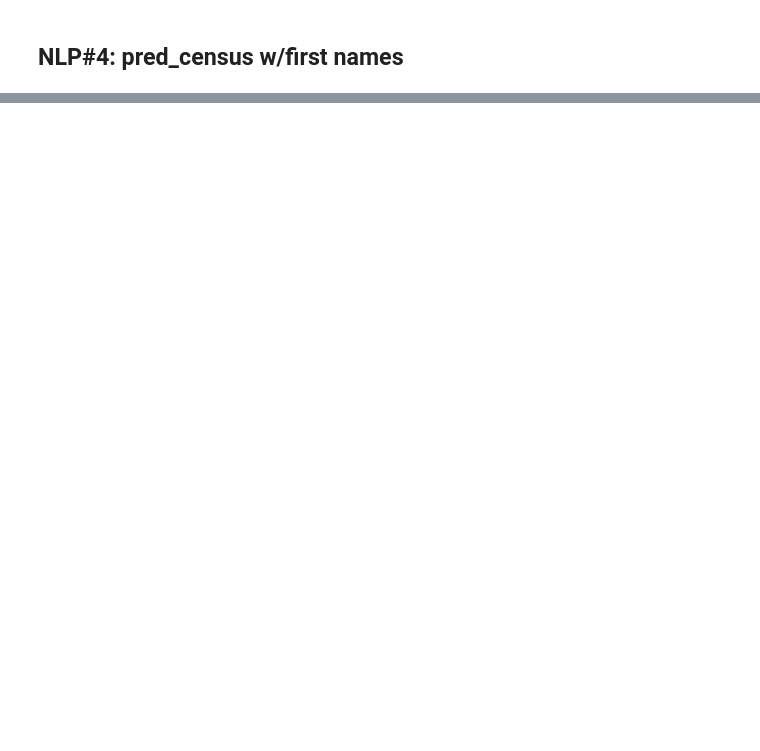
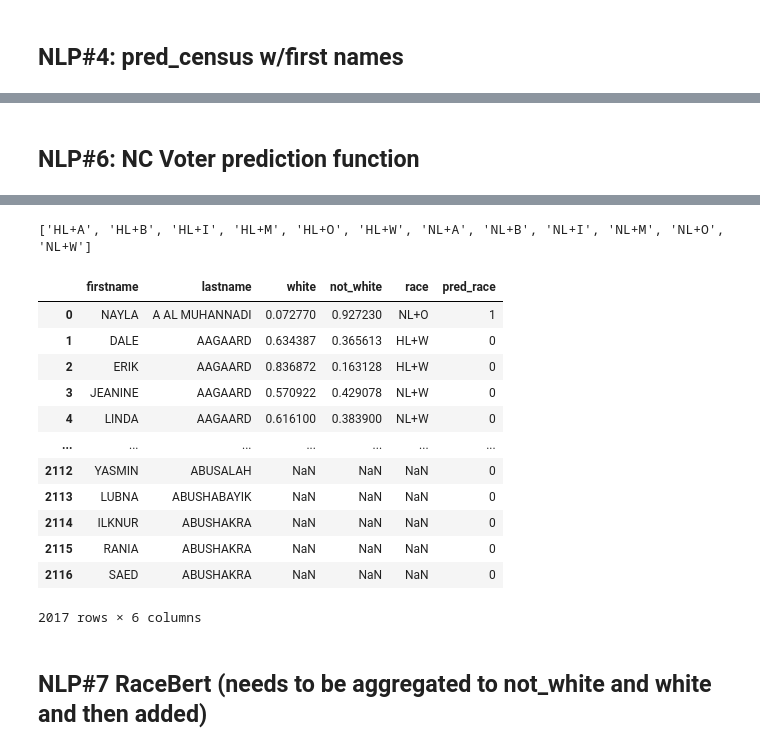
Before and after one commit to DSPG-Young-Scholars-Program/dspg23businessclimate, a Jupyter notebook: codes/NLPaccuracy.ipynb, the cells around one changed output, grey strips where cells are left out. Cells and saved outputs as stored; diff of their text form; code cells hidden in the pictures; blank space fills up the shorter version.

```diff
--- a/codes/NLPaccuracy.ipynb
+++ b/codes/NLPaccuracy.ipynb
@@ -129,2 +218,21 @@ b
 # %% [markdown]
 ## NLP#3:  pred_fl_reg_name_five_cat(df, namecol, num_iter=100, conf_int=1.0) w/full name input
+# %%
+cdf = pred_fl_reg_name_five_cat(names, l, f, num_iter=100, conf_int=0.9)
+c = pd.DataFrame(names, columns=[f, l])
+c['white'] = cdf['nh_white_mean']
+c['not_white'] = 1 - c['white']
+
+
+race = []
+for n in list(c['not_white']):
+    if n > .50:
+        #print(True)
+        race.append(1)
+    else:
+        #print(False)
+        race.append(0)
+
+
+c['pred_race'] = race
+c
@@ -132,0 +332,27 @@ b
+# %% [markdown]
+## NLP#6: NC Voter prediction function
+# %%
+from ethnicolr import pred_nc_reg_name
+z = pred_nc_reg_name(ncnamesdf, l, f, num_iter=100, conf_int=.90)
+e = pd.DataFrame(ncnamesdf, columns=[f, l])
+e['white'] =  z['NL+W_mean'] + z['HL+W_mean']
+e['not_white'] = 1 - e['white']
+e['race'] = z['race']
+
+race = []
+
+
+
+for n in list(e['not_white']):
+    if n > .50:
+        #print(True)
+        race.append(1)
+    else:
+        #print(False)
+        race.append(0)
+
+
+
+e['pred_race'] = race
+e
+# %% [output]
@@ -132,0 +365,16 @@ b
+['HL+A', 'HL+B', 'HL+I', 'HL+M', 'HL+O', 'HL+W', 'NL+A', 'NL+B', 'NL+I', 'NL+M', 'NL+O', 'NL+W']
+|  | firstname | lastname | white | not_white | race | pred_race |
+| 0 | NAYLA | A AL MUHANNADI | 0.072770 | 0.927230 | NL+O | 1 |
+| 1 | DALE | AAGAARD | 0.634387 | 0.365613 | HL+W | 0 |
+| 2 | ERIK | AAGAARD | 0.836872 | 0.163128 | HL+W | 0 |
+| 3 | JEANINE | AAGAARD | 0.570922 | 0.429078 | NL+W | 0 |
+| 4 | LINDA | AAGAARD | 0.616100 | 0.383900 | NL+W | 0 |
+| ... | ... | ... | ... | ... | ... | ... |
+| 2112 | YASMIN | ABUSALAH | NaN | NaN | NaN | 0 |
+| 2113 | LUBNA | ABUSHABAYIK | NaN | NaN | NaN | 0 |
+| 2114 | ILKNUR | ABUSHAKRA | NaN | NaN | NaN | 0 |
+| 2115 | RANIA | ABUSHAKRA | NaN | NaN | NaN | 0 |
+| 2116 | SAED | ABUSHAKRA | NaN | NaN | NaN | 0 |
+2017 rows × 6 columns
+# %% [markdown]
+## NLP#7 RaceBert (needs to be aggregated to not_white and white and then added)
```
Also changed, not shown: parts of 33 cells of this notebook, 1 other file.
